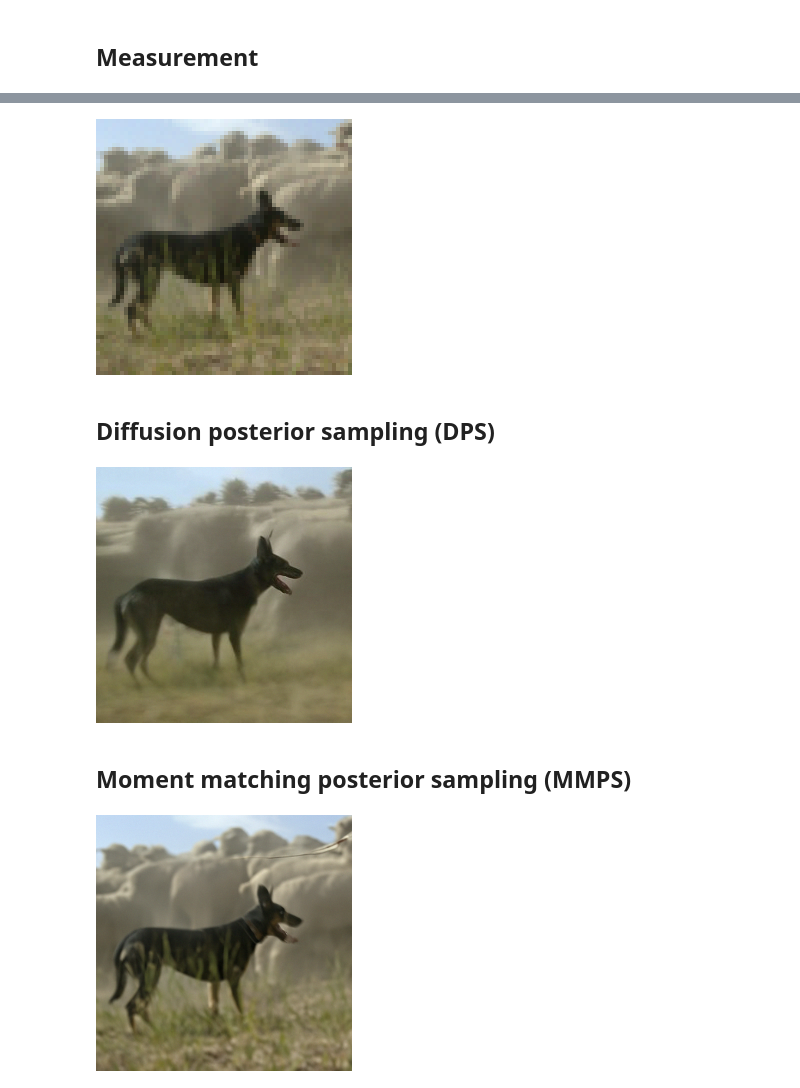
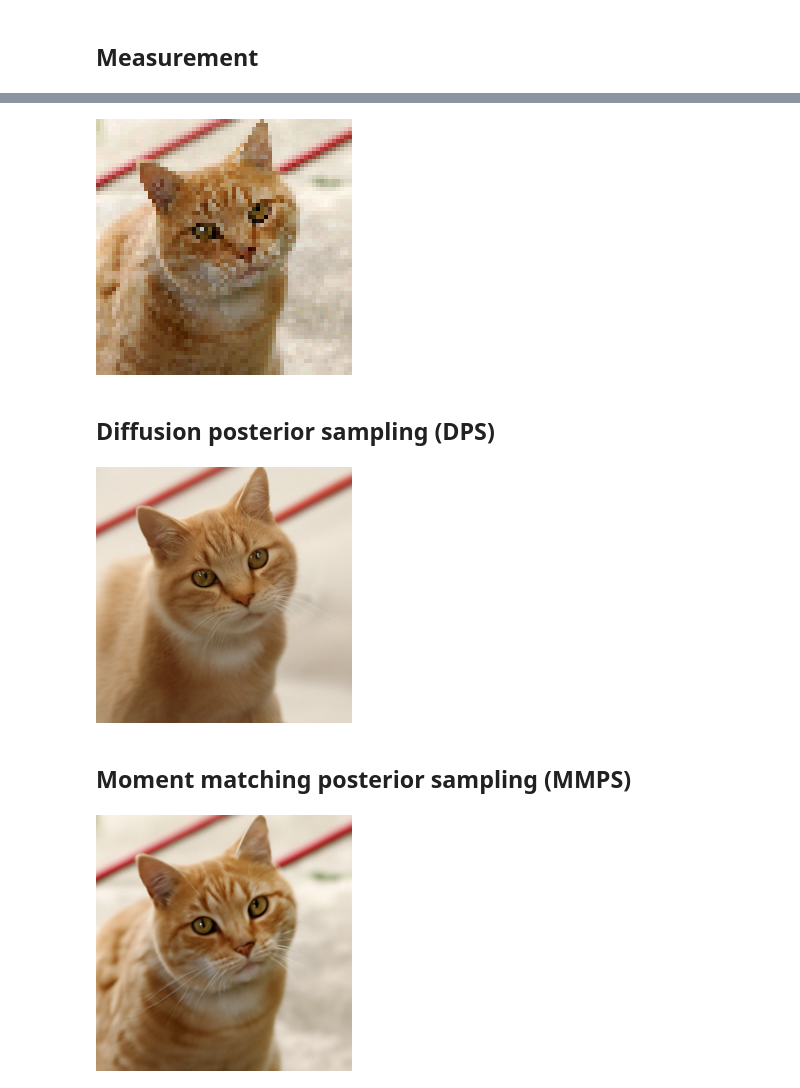
Before and after one commit to probabilists/azula, a Jupyter notebook: docs/tutorials/guidance.ipynb, the cells around one changed output, grey strips where cells are left out. Drawn from its saved outputs; the diff is of its cells as text; code cells hidden in the pictures.

```diff
--- a/docs/tutorials/guidance.ipynb
+++ b/docs/tutorials/guidance.ipynb
@@ -46,5 +46,7 @@ to_pil_image(postprocess(x0).reshape(3, 256, 256))
 # %% [markdown]
 ## Measurement
 # %%
-def crop(image):
-    return image.crop((0, 0, min(image.size), min(image.size))).resize((256, 256))
+image, _ = urlretrieve("https://upload.wikimedia.org/wikipedia/commons/3/3a/Cat03.jpg")
+image = Image.open(image).convert("RGB")
+image = image.crop((0, 0, min(image.size), min(image.size))).resize((256, 256))
+image
@@ -59,12 +55,12 @@ x_ref
 # %%
-x = preprocess(to_tensor(x_ref))
+x = preprocess(to_tensor(image))
 
-y = resize(x, (64, 64))
+y = x[..., ::4, ::4]
 y = y + 0.01 * torch.randn_like(y)
 
-to_pil_image(postprocess(y)).resize((256, 256), Image.NEAREST)
+to_pil_image(postprocess(y)).resize(image.size, Image.NEAREST)
 # %% [output]
-[figure, old version]
+[figure, new version]
 # %% [markdown]
 ## Diffusion posterior sampling (DPS)
 # %%
@@ -73,21 +69,21 @@ def A(x):
 # %%
-cond_sampler = DPSSampler(denoiser, y=y.flatten(), A=A, zeta=0.5, steps=1000).to(device)
+cond_sampler = DPSSampler(denoiser, y=y.flatten(), A=A, steps=256).to(device)
 
-x1 = cond_sampler.init((1, 3 * 256 * 256))
+x1 = cond_sampler.init((1, 3, 256, 256))
 x0 = cond_sampler(x1)
 
-to_pil_image(postprocess(x0).reshape(3, 256, 256))
+to_pil_image(postprocess(x0).squeeze())
 # %% [output]
-[figure, old version]
+[figure, new version]
 # %% [markdown]
 ## Moment matching posterior sampling (MMPS)
 # %%
 cond_denoiser = MMPSDenoiser(denoiser, y=y.flatten(), A=A, var_y=0.01**2, iterations=3)
-cond_sampler = DDIMSampler(cond_denoiser, steps=64).to(device)
+cond_sampler = DDIMSampler(cond_denoiser, steps=16, eta=1.0).to(device)
 
-x1 = cond_sampler.init((1, 3 * 256 * 256))
+x1 = cond_sampler.init((1, 3, 256, 256))
 x0 = cond_sampler(x1)
 
-to_pil_image(postprocess(x0).reshape(3, 256, 256))
+to_pil_image(postprocess(x0).squeeze())
 # %% [output]
-[figure, old version]
+[figure, new version]
```
Also changed, not shown: parts of 7 cells of this notebook, 4 other files.
